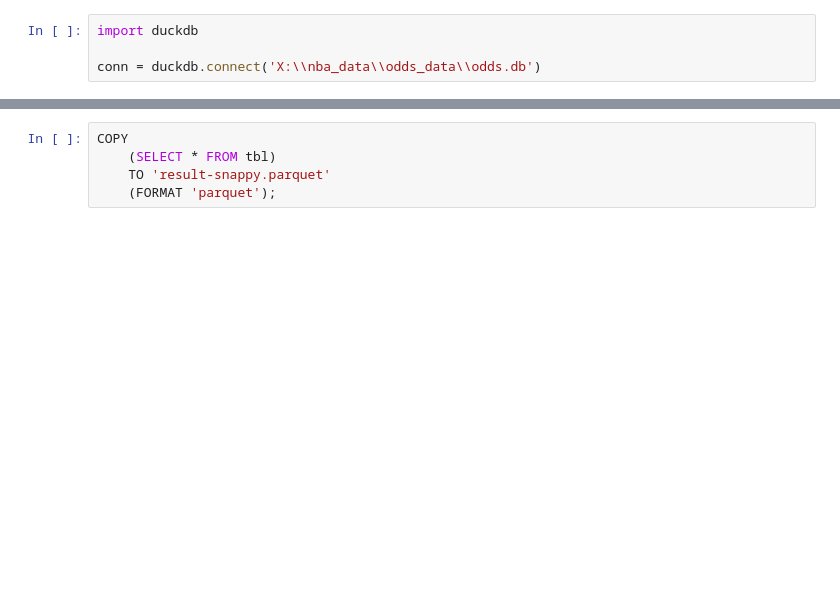
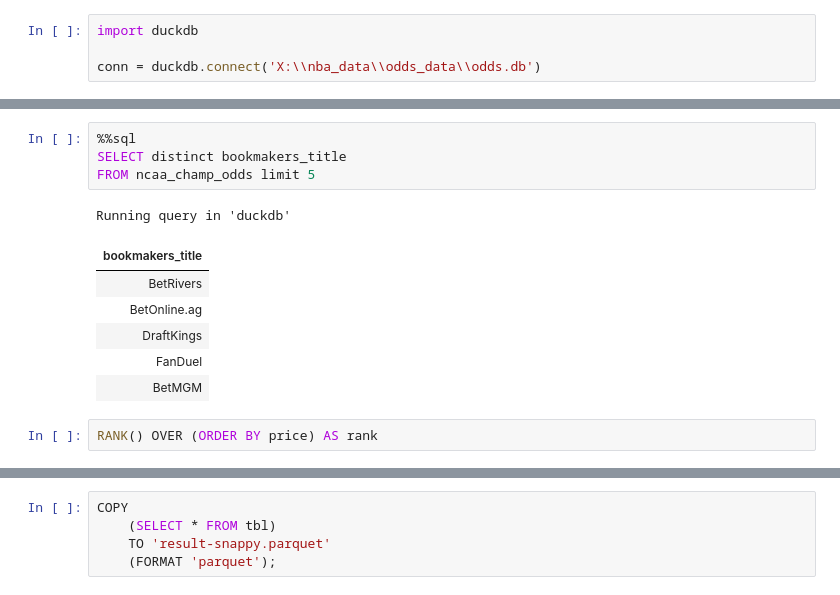
Before and after one commit to cwood003/wood-ball, a Jupyter notebook: wood-ball/test copy.ipynb, the cells around one changed output, grey strips where cells are left out. Cells and saved outputs as stored; diff of their text form; blank space fills up the shorter version.

```diff
--- a/wood-ball/test copy.ipynb
+++ b/wood-ball/test copy.ipynb
@@ -125,0 +76,14 @@ conn = duckdb.connect('X:\\nba_data\\odds_data\\odds.db')
+# %%
+%%sql
+SELECT distinct bookmakers_title
+FROM ncaa_champ_odds limit 5
+# %% [output]
+Running query in 'duckdb'
+| bookmakers_title |
+| BetRivers |
+| BetOnline.ag |
+| DraftKings |
+| FanDuel |
+| BetMGM |
+# %%
+RANK() OVER (ORDER BY price) AS rank
```
Also changed, not shown: parts of 21 cells of this notebook, 3 other files.
